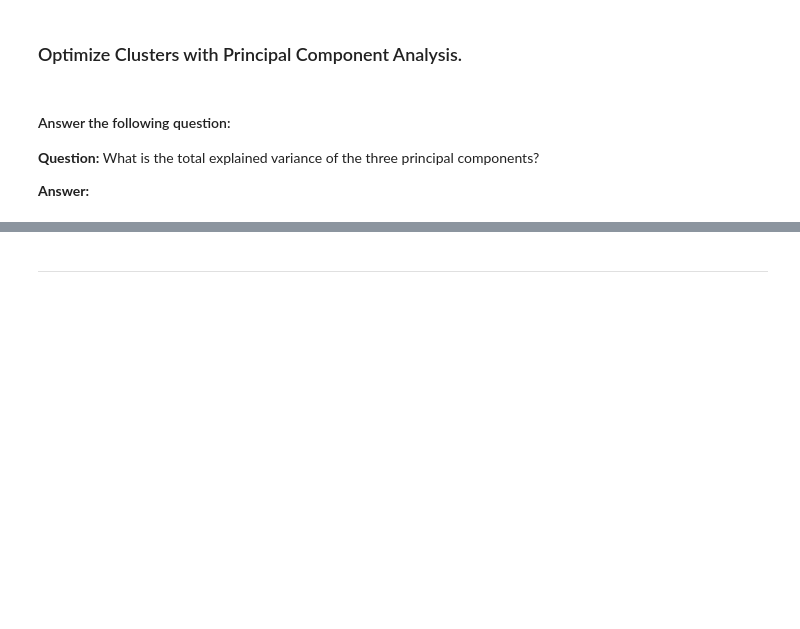
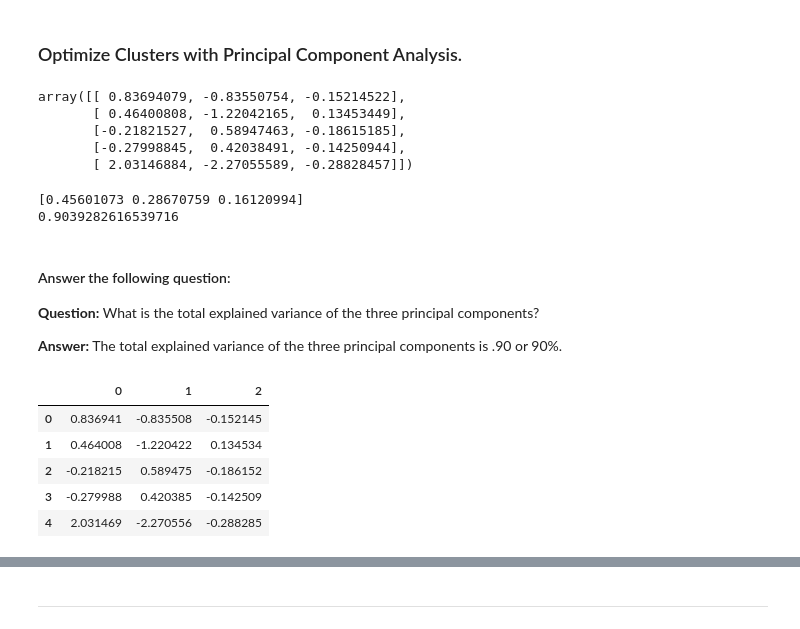
Before and after one commit to chelseapickett/CryptoClustering, a Jupyter notebook: Starter_Code/Crypto_Clustering.ipynb, the cells around one changed output, grey strips where cells are left out. Saved outputs shown, nothing was run; the diff lists cells and outputs as text; code cells hidden in the pictures; blank space fills up the shorter version.

```diff
--- a/Starter_Code/Crypto_Clustering.ipynb
+++ b/Starter_Code/Crypto_Clustering.ipynb
@@ -190,16 +189,45 @@ df_market_data_scaled_predictions.hvplot.scatter(
 # %%
 # Use the PCA model with `fit_transform` to reduce to
 # three principal components.
-
+df_market_data_transformed = pca.fit_transform(df_market_data_scaled_predictions)
 # View the first five rows of the DataFrame.
+df_market_data_transformed[0:5]
+# %% [output]
+array([[ 0.83694079, -0.83550754, -0.15214522],
+       [ 0.46400808, -1.22042165,  0.13453449],
+       [-0.21821527,  0.58947463, -0.18615185],
+       [-0.27998845,  0.42038491, -0.14250944],
+       [ 2.03146884, -2.27055589, -0.28828457]])
 # %%
 # Retrieve the explained variance to determine how much information
 # can be attributed to each principal component.
+
+variance = pca.explained_variance_ratio_
+print(variance)
+
+total_variance = sum(variance)
+print(total_variance)
+# %% [output]
+[0.45601073 0.28670759 0.16120994]
+0.9039282616539716
 # %% [markdown]
 #### Answer the following question:
 
 **Question:** What is the total explained variance of the three principal components?
 
-**Answer:**
+**Answer:** The total explained variance of the three principal components is .90 or 90%.
+# %%
+# Create a new DataFrame with the PCA data.
+pca_df = pd.DataFrame(df_market_data_transformed)
+
+# Display sample data
+pca_df.head()
+# %% [output]
+|  | 0 | 1 | 2 |
+| 0 | 0.836941 | -0.835508 | -0.152145 |
+| 1 | 0.464008 | -1.220422 | 0.134534 |
+| 2 | -0.218215 | 0.589475 | -0.186152 |
+| 3 | -0.279988 | 0.420385 | -0.142509 |
+| 4 | 2.031469 | -2.270556 | -0.288285 |
 # %%
 # Create a new DataFrame with the PCA data.
```
Also changed, not shown: parts of 20 cells of this notebook.
